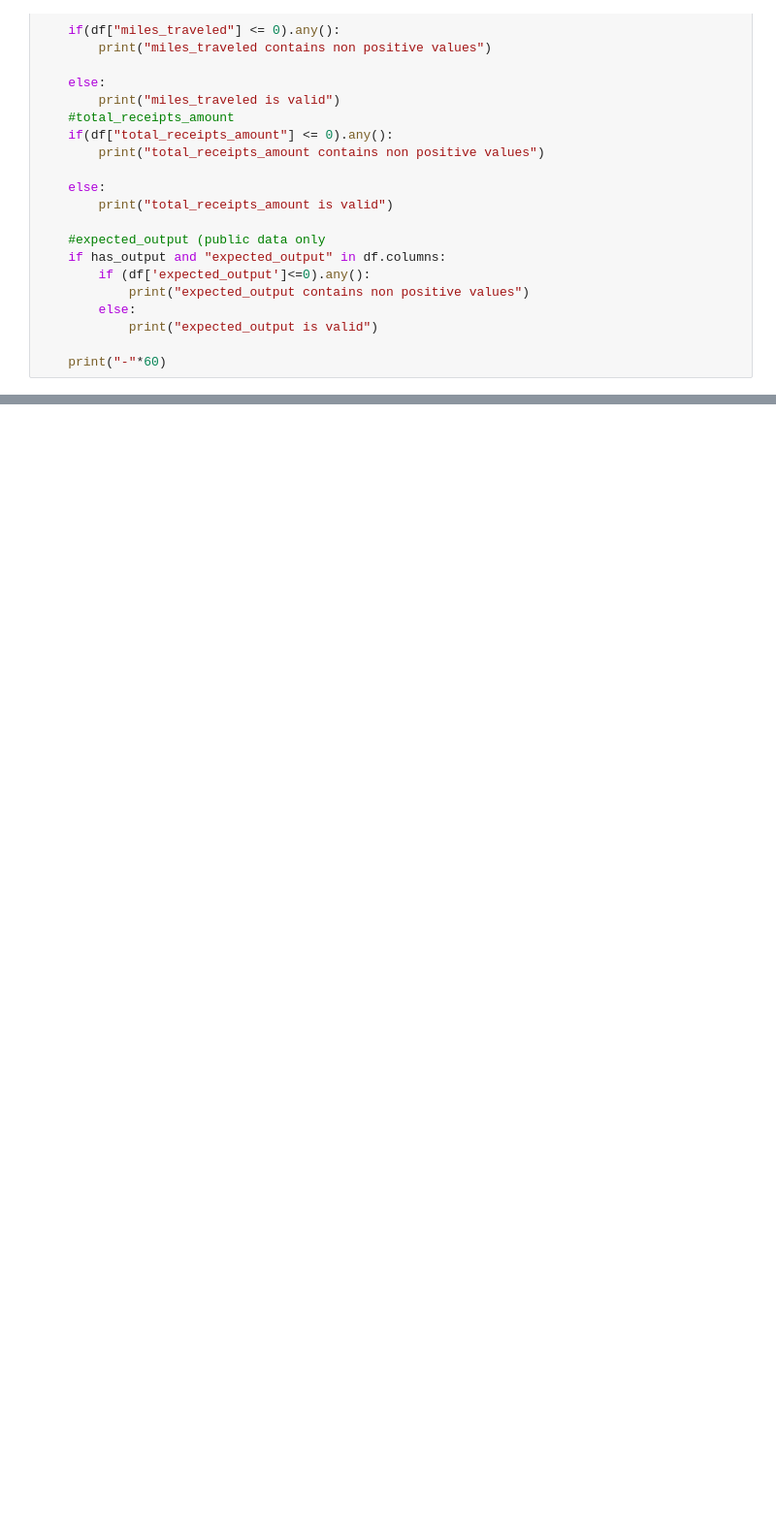
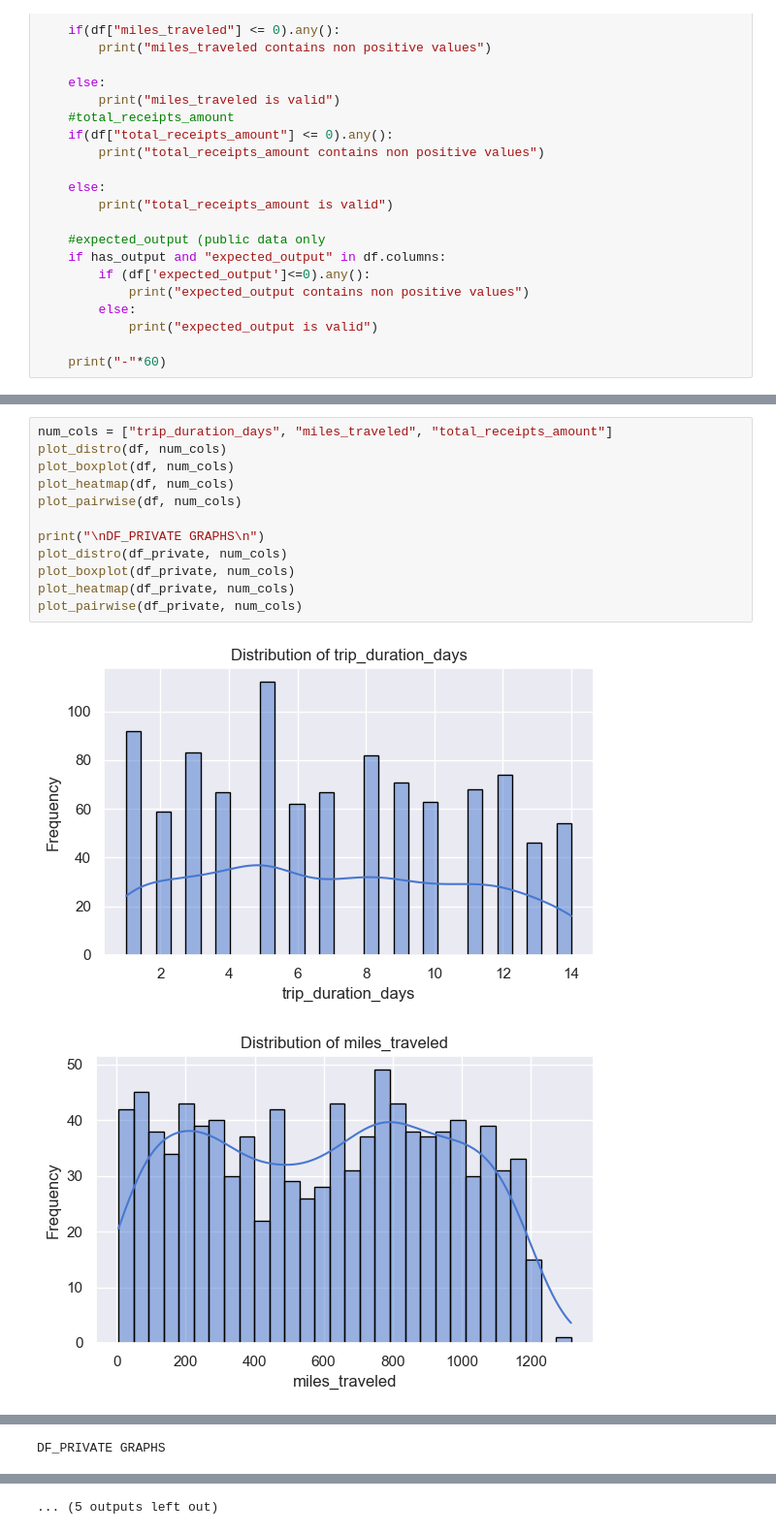
Before and after one commit to MHaynes33/BlackBox, a Jupyter notebook: Notebooks/week1_data_cleaning.ipynb, the cells around one changed output, grey strips where cells are left out. Shown at 97% size. Cells and saved outputs as stored; diff of their text form; blank space fills up the shorter version.

Commit message:
I have created graphs for the public and private data sets, additionally a IQR outlier test was run finding none.

```diff
--- a/Notebooks/week1_data_cleaning.ipynb
+++ b/Notebooks/week1_data_cleaning.ipynb
@@ -155,0 +209,15 @@ total_receipts_amount is valid
+# %%
+num_cols = ["trip_duration_days", "miles_traveled", "total_receipts_amount"]
+plot_distro(df, num_cols)
+plot_boxplot(df, num_cols)
+plot_heatmap(df, num_cols)
+plot_pairwise(df, num_cols)
+
+print("\nDF_PRIVATE GRAPHS\n")
+plot_distro(df_private, num_cols)
+plot_boxplot(df_private, num_cols)
+plot_heatmap(df_private, num_cols)
+plot_pairwise(df_private, num_cols)
+# %% [output]
+[figure, added]
+[figure, added]
@@ -155,0 +230 @@ total_receipts_amount is valid
+DF_PRIVATE GRAPHS
@@ -155,0 +234 @@ total_receipts_amount is valid
+... (5 outputs left out)
```
Also changed, not shown: parts of 8 cells of this notebook.
